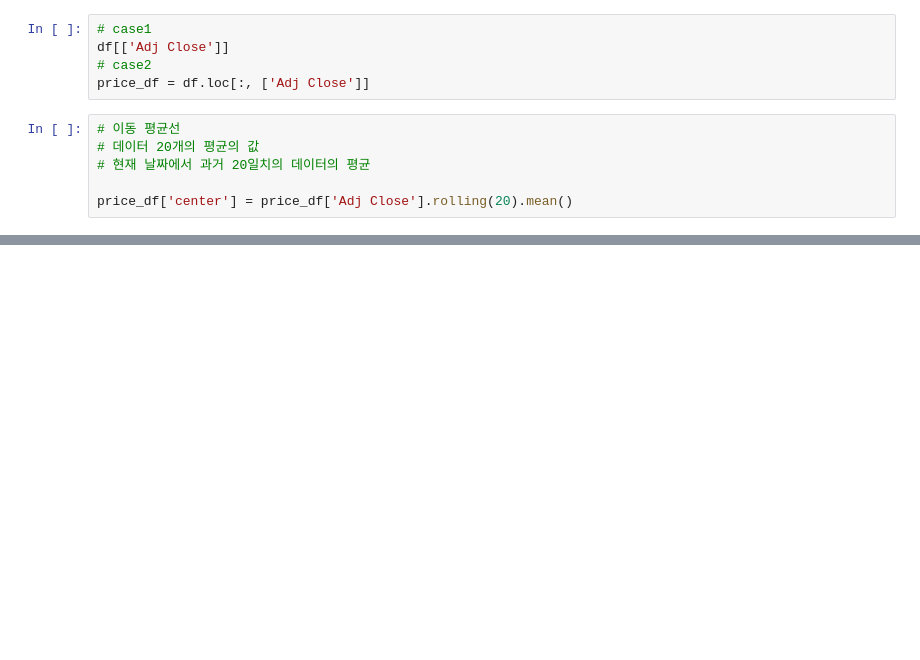
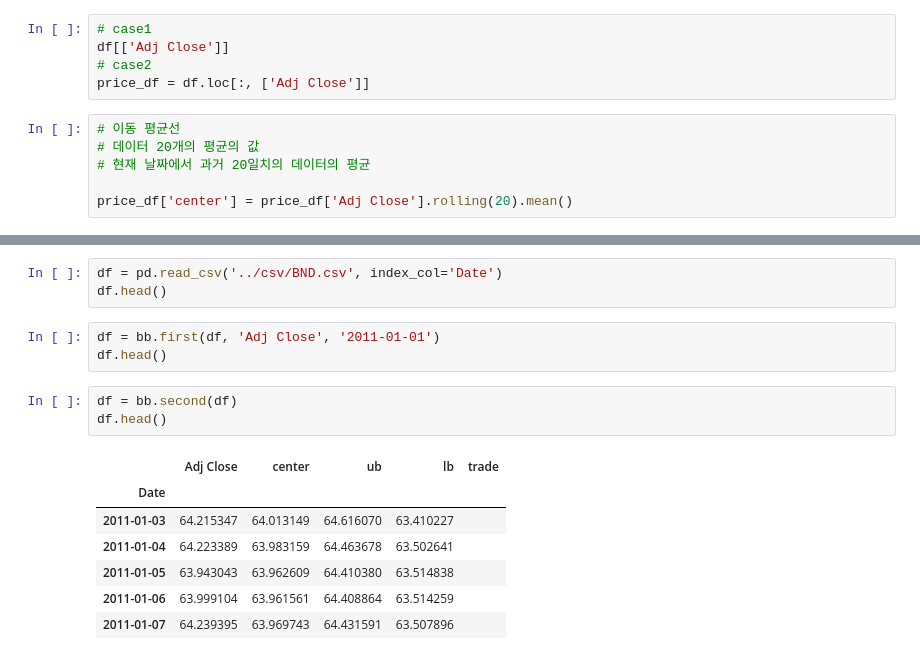
Before and after one commit to bsmoon-86/ezen-python, a Jupyter notebook: 230318/01_bollinger.ipynb, the cells around one changed output, grey strips where cells are left out. Cells and saved outputs as stored; diff of their text form; blank space fills up the shorter version.

```diff
--- a/230318/01_bollinger.ipynb
+++ b/230318/01_bollinger.ipynb
@@ -59,0 +456,17 @@ price_df.iloc[18:25]
+# %%
+df = pd.read_csv('../csv/BND.csv', index_col='Date')
+df.head()
+# %%
+df = bb.first(df, 'Adj Close', '2011-01-01')
+df.head()
+# %%
+df = bb.second(df)
+df.head()
+# %% [output]
+|  | Adj Close | center | ub | lb | trade |
+| Date |  |  |  |  |  |
+| 2011-01-03 | 64.215347 | 64.013149 | 64.616070 | 63.410227 |  |
+| 2011-01-04 | 64.223389 | 63.983159 | 64.463678 | 63.502641 |  |
+| 2011-01-05 | 63.943043 | 63.962609 | 64.410380 | 63.514838 |  |
+| 2011-01-06 | 63.999104 | 63.961561 | 64.408864 | 63.514259 |  |
+| 2011-01-07 | 64.239395 | 63.969743 | 64.431591 | 63.507896 |  |
```
Also changed, not shown: parts of 29 cells of this notebook, 2 other files.
